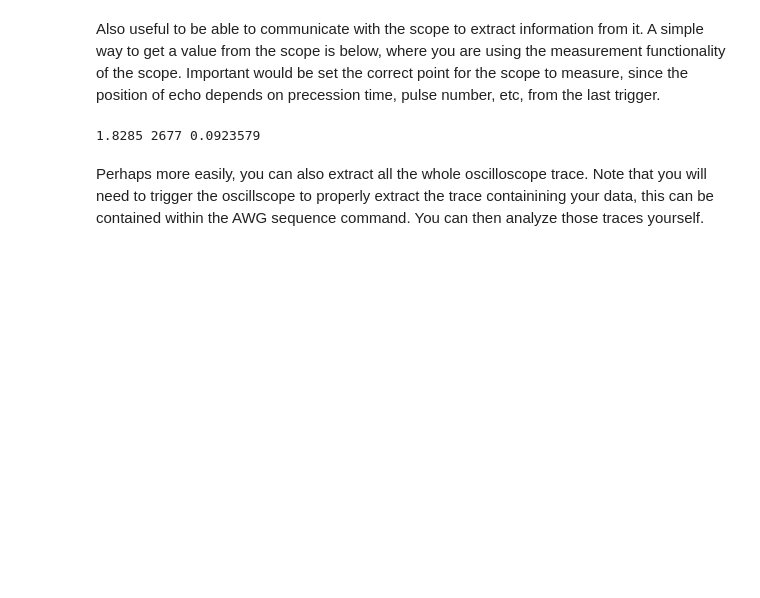
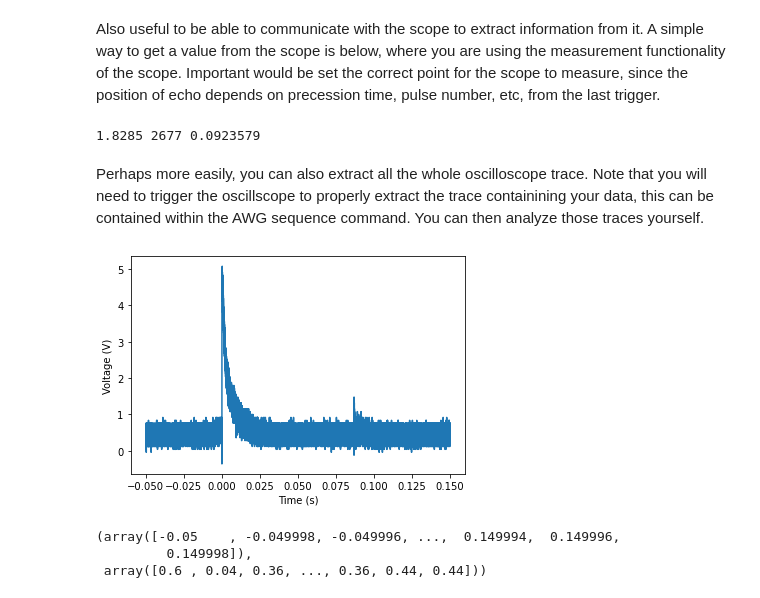
Before and after one commit to 314152718/NMR, a Jupyter notebook: NMR_SampleCode_New.ipynb, the cells around one changed output. Saved outputs shown, nothing was run; the diff lists cells and outputs as text; code cells hidden in the pictures; blank space fills up the shorter version.

```diff
--- a/NMR_SampleCode_New.ipynb
+++ b/NMR_SampleCode_New.ipynb
@@ -171,31 +281,10 @@ print(mean, count, std)
 1.8285 2677 0.0923579
 # %% [markdown]
 Perhaps more easily, you can also extract all the whole oscilloscope trace. Note that you will need to trigger the oscillscope to properly extract the trace containining your data, this can be contained within the AWG sequence command.  You can then analyze those traces yourself.
-# %%
-def trace(wait_duration=5):
-    scope.write('data:source CH1')
-
-    vscale = float(scope.query('wfmoutpre:ymult?'))
-    voff = float(scope.query('wfmoutpre:yzero?'))
-    vpos = float(scope.query('wfmoutpre:yoff?'))
-
-    record = int(scope.query('horizontal:recordlength?'))
-    tscale = float(scope.query('wfmoutpre:xincr?'))
-    tstart = float(scope.query('wfmoutpre:xzero?'))
-
-    total_time = tscale * record
-    tstop = tstart + total_time
-    times = np.linspace(tstart, tstop, num=record, endpoint=False)
-
-    time.sleep(wait_duration)
-
-    waveform = scope.query_binary_values('curve?', datatype='b', container=np.array)
-    waveform = (waveform - vpos) * vscale + voff
-
-    plt.plot(times, waveform)
-    plt.xlabel('Time (s)')
-    plt.ylabel('Voltage (V)')
-
-    plt.show()
-
-    return times, waveform
+# %%
+trace(1)
+# %% [output]
+[figure, added]
+(array([-0.05    , -0.049998, -0.049996, ...,  0.149994,  0.149996,
+         0.149998]),
+ array([0.6 , 0.04, 0.36, ..., 0.36, 0.44, 0.44]))
```
Also changed, not shown: parts of 12 cells of this notebook.
